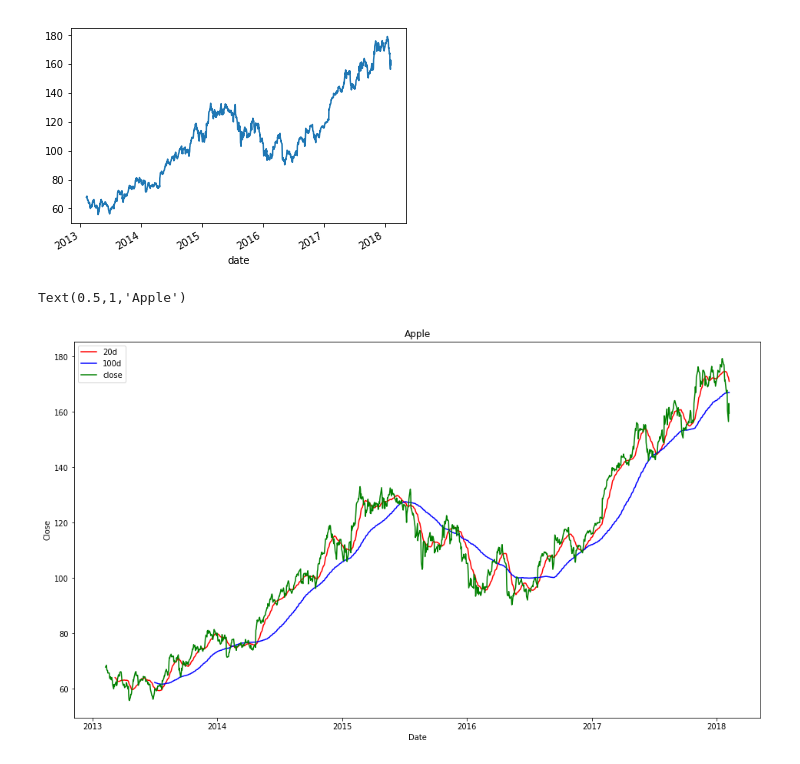
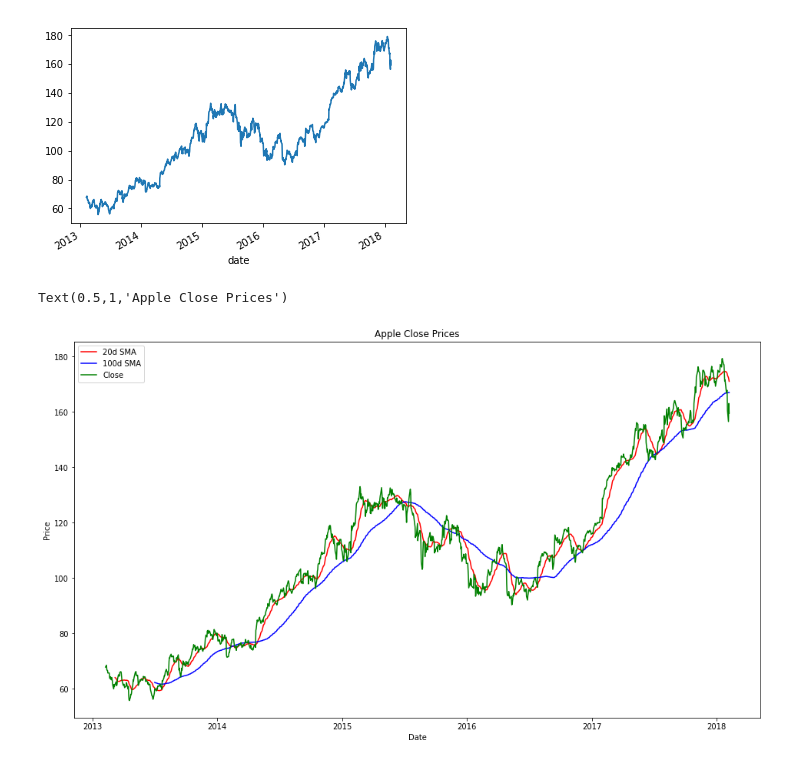
Before and after one commit to Aaivazi000/fintech-master, a Jupyter notebook: Marin Workspace/SMA.ipynb, the cells around one changed output. Saved outputs shown, nothing was run; the diff lists cells and outputs as text; code cells hidden in the pictures.

```diff
--- a/Marin Workspace/SMA.ipynb
+++ b/Marin Workspace/SMA.ipynb
@@ -74,5 +64,5 @@ per_change    0
 Sector        0
 dtype: int64
 # %%
-apple_close_prices = data[data['Name'] == 'AAPL']['close']
+apple_close = data[data['Name'] == 'AAPL']['close']
 # %%
@@ -91,17 +81,17 @@ apple_close_prices.plot()
 <matplotlib.axes._subplots.AxesSubplot at 0x...>
 [figure]
 # %%
-apple_close_20 = apple_close_prices.rolling(window=20).mean()
-apple_close_100 = apple_close_prices.rolling(window=100).mean()
+apple_close_20 = apple_close.rolling(window=20).mean()
+apple_close_100 = apple_close.rolling(window=100).mean()
 # %%
 fig, ax = plt.subplots(figsize=(16,9))
-ax.plot(apple_close_20.index, apple_close_20, label="20d", color="red")
-ax.plot(apple_close_100.index, apple_close_100, label="100d", color="blue")
-ax.plot(apple_close_prices.index, apple_close_prices, label="close", color="green")
+ax.plot(apple_close_20.index, apple_close_20, label="20d SMA", color="red")
+ax.plot(apple_close_100.index, apple_close_100, label="100d SMA", color="blue")
+ax.plot(apple_close.index, apple_close, label="Close", color="green")
 ax.legend()
 ax.set_xlabel("Date")
-ax.set_ylabel("Close")
-ax.set_title("Apple")
+ax.set_ylabel("Price")
+ax.set_title("Apple Close Prices")
 # %% [output]
-Text(0.5,1,'Apple')
+Text(0.5,1,'Apple Close Prices')
-[figure, old version]
+[figure, new version]
```
Also changed, not shown: parts of 5 cells of this notebook.
